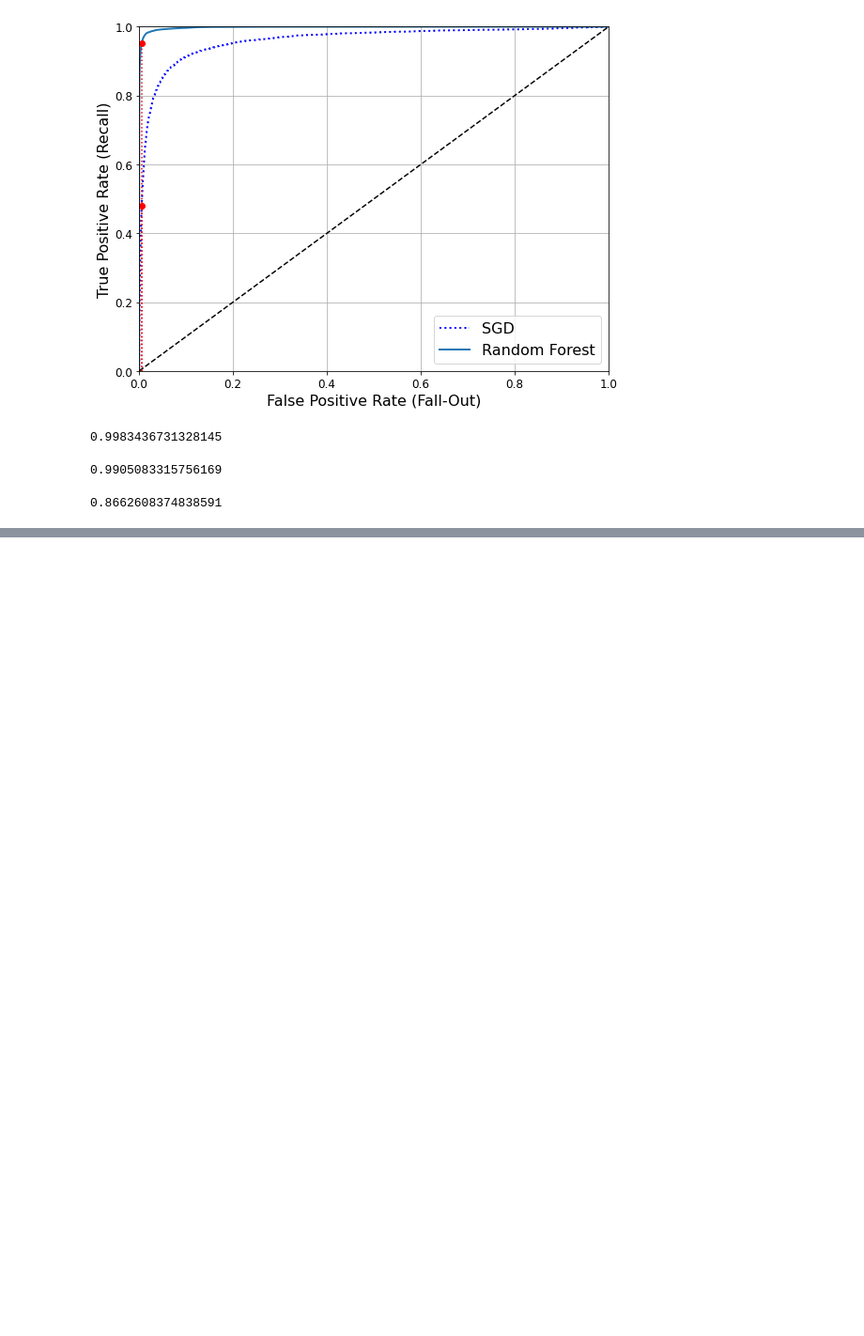
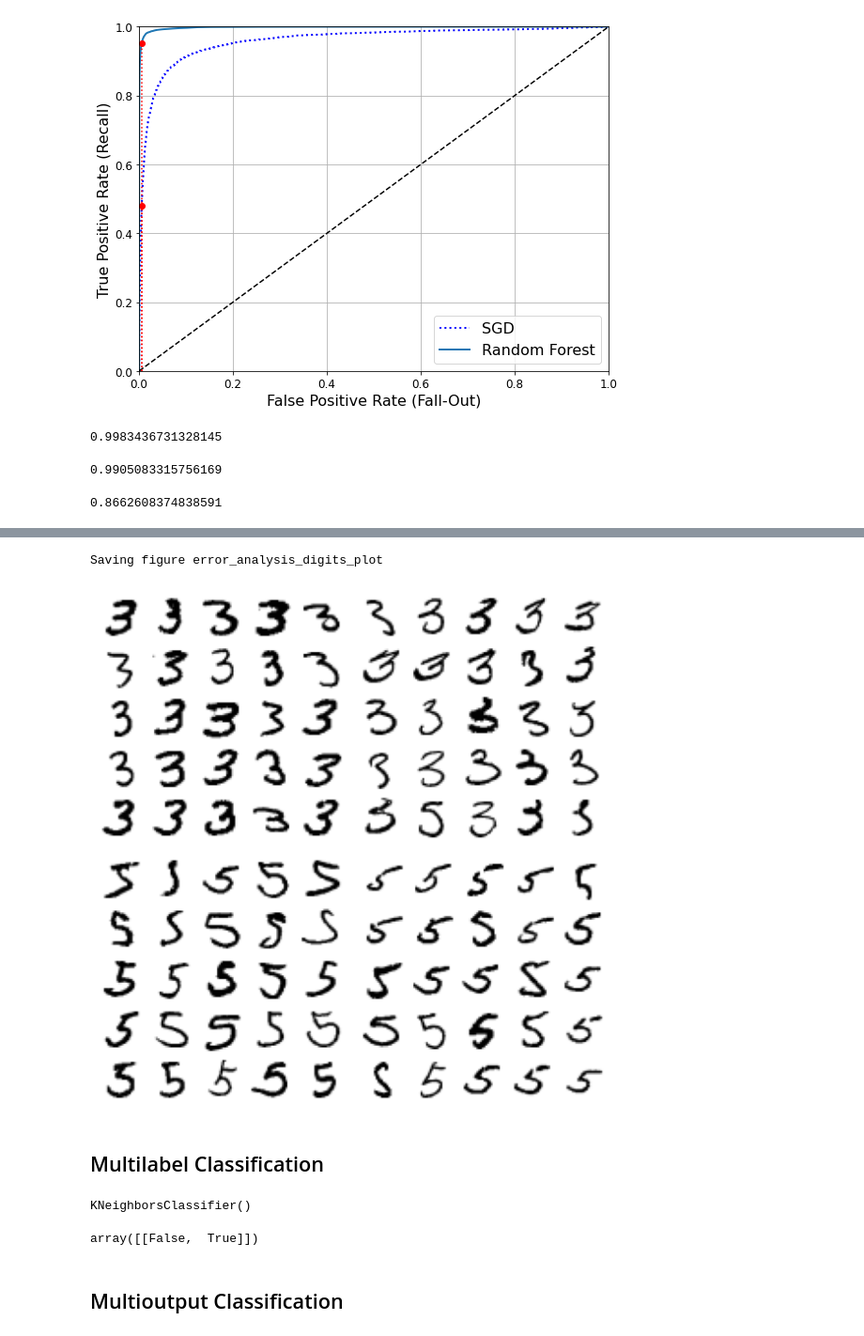
Before and after one commit to Oppo-sit/AI_AtoZ, a Jupyter notebook: Hands_on_ml/chapter_3/03_Classification.ipynb, the cells around one changed output, grey strips where cells are left out. Shown: that part at 94% size. Drawn from its saved outputs; the diff is of its cells as text; code cells hidden in the pictures; blank space fills up the shorter version.

Commit message:
220215 classification

```diff
--- a/Hands_on_ml/chapter_3/03_Classification.ipynb
+++ b/Hands_on_ml/chapter_3/03_Classification.ipynb
@@ -437,0 +586,35 @@ recall_score(y_train_5, y_train_pred_forest)
+# %%
+cl_a, cl_b = 3, 5
+X_aa = X_train[(y_train == cl_a) & (y_train_pred == cl_a)]
+X_ab = X_train[(y_train == cl_a) & (y_train_pred == cl_b)]
+X_ba = X_train[(y_train == cl_b) & (y_train_pred == cl_a)]
+X_bb = X_train[(y_train == cl_b) & (y_train_pred == cl_b)]
+
+plt.figure(figsize=(8,8))
+plt.subplot(221); plot_digits(X_aa[:25], images_per_row=5)
+plt.subplot(222); plot_digits(X_ab[:25], images_per_row=5)
+plt.subplot(223); plot_digits(X_ba[:25], images_per_row=5)
+plt.subplot(224); plot_digits(X_bb[:25], images_per_row=5)
+save_fig("error_analysis_digits_plot")
+plt.show()
+# %% [output]
+Saving figure error_analysis_digits_plot
+[figure, added]
+# %% [markdown]
+## Multilabel Classification
+# %%
+from sklearn.neighbors import KNeighborsClassifier
+
+y_train_large = (y_train >= 7) # over 7
+y_train_odd = (y_train % 2 == 1) # odd num
+y_multilabel = np.c_[y_train_large, y_train_odd]
+
+knn_clf = KNeighborsClassifier()
+knn_clf.fit(X_train, y_multilabel)
+# %% [output]
+KNeighborsClassifier()
+# %%
+# '5' is under '7', and odd number(5%2=1)
+knn_clf.predict([some_digit])
+# %% [output]
+array([[False,  True]])
@@ -437,0 +624,2 @@ recall_score(y_train_5, y_train_pred_forest)
+# %% [markdown]
+## Multioutput Classification
```
Also changed, not shown: parts of 28 cells of this notebook, 9 other files.
